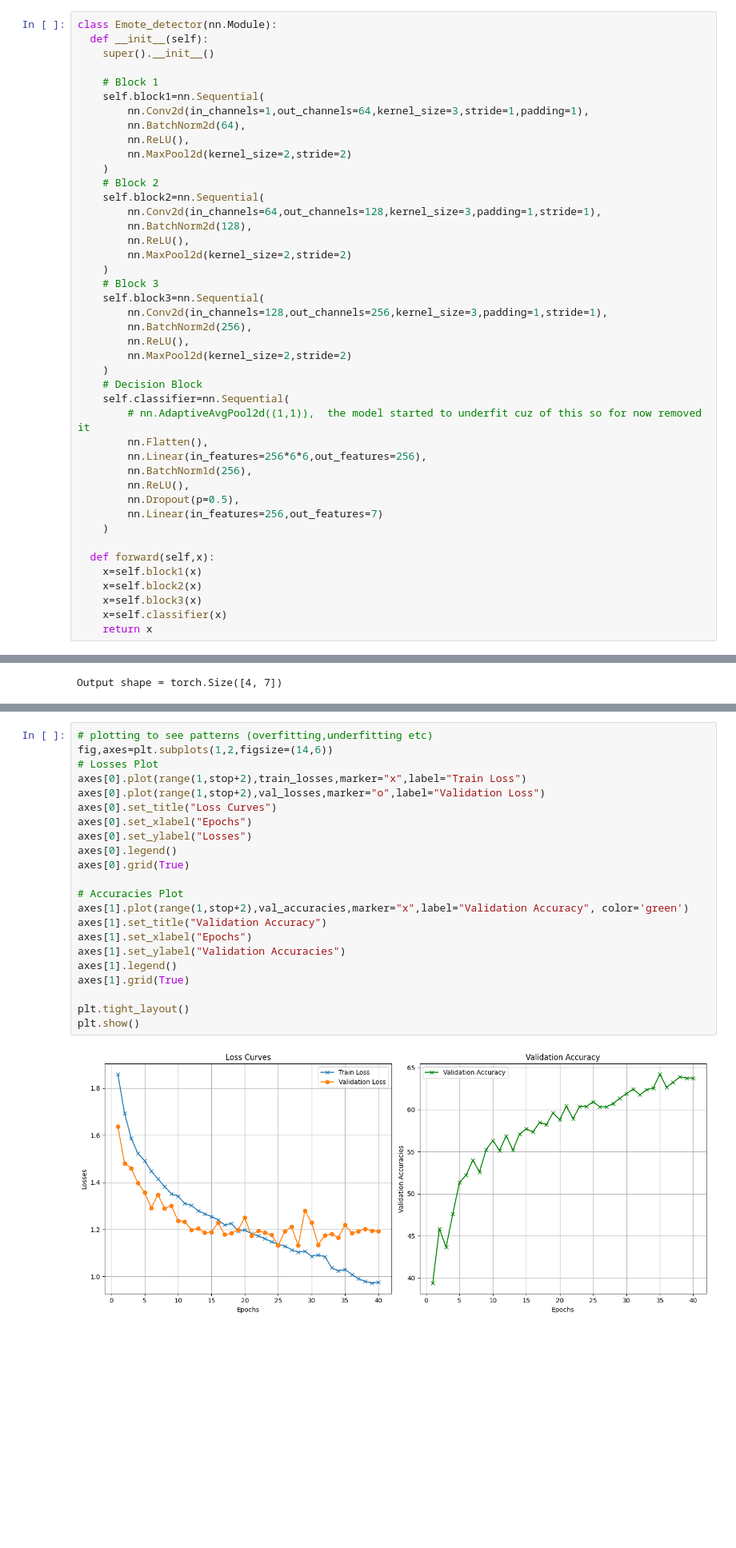
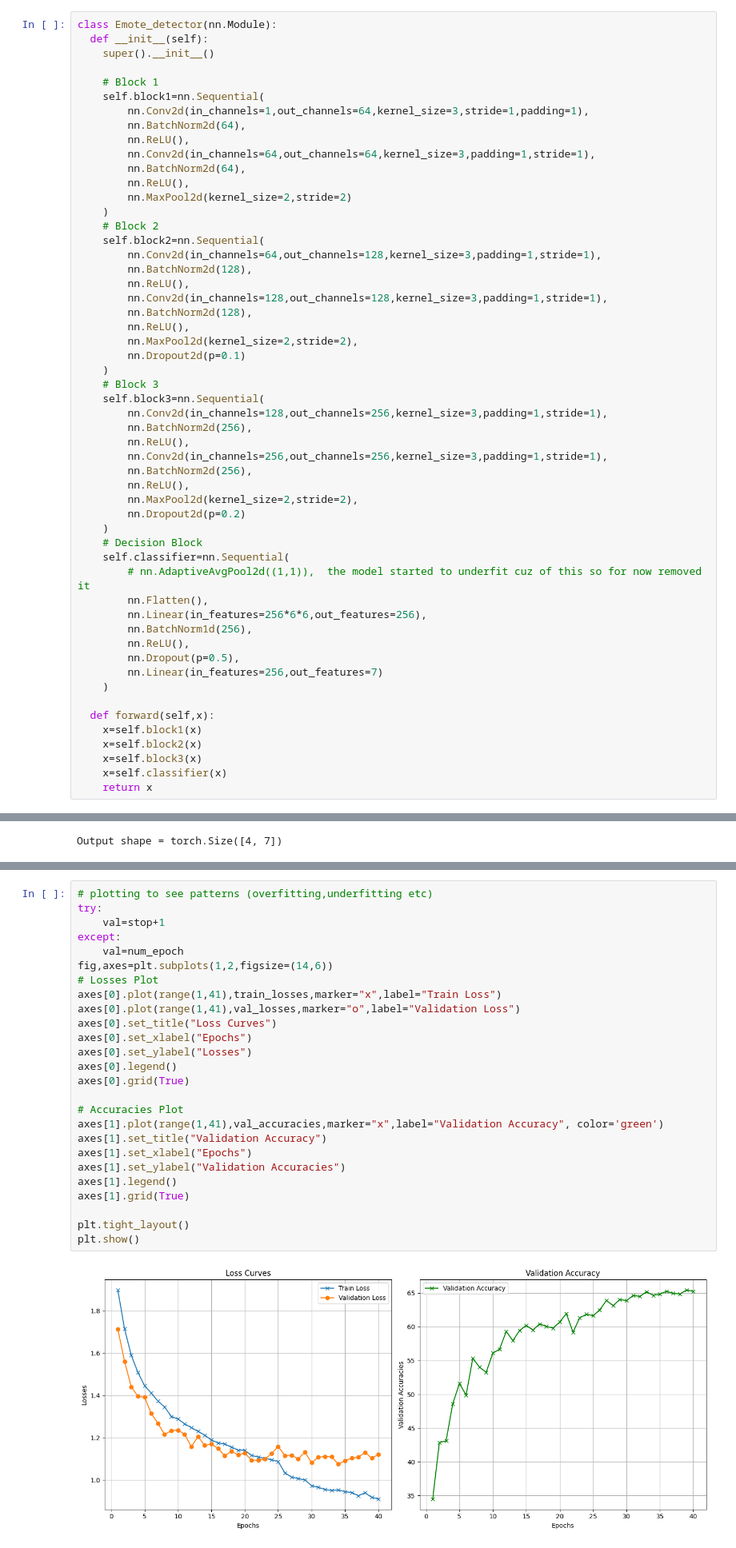
Before and after one commit to eyyub679/emote_detector, a Jupyter notebook: notebookeaf70af481.ipynb, the cells around one changed output, grey strips where cells are left out. Shown at 80% size. Drawn from its saved outputs; the diff is of its cells as text; blank space fills up the shorter version.

```diff
--- a/notebookeaf70af481.ipynb
+++ b/notebookeaf70af481.ipynb
@@ -151,6 +139,9 @@ class Emote_detector(nn.Module):
         nn.Conv2d(in_channels=1,out_channels=64,kernel_size=3,stride=1,padding=1),
         nn.BatchNorm2d(64),
         nn.ReLU(),
+        nn.Conv2d(in_channels=64,out_channels=64,kernel_size=3,padding=1,stride=1),
+        nn.BatchNorm2d(64),
+        nn.ReLU(),
         nn.MaxPool2d(kernel_size=2,stride=2)
     )
     # Block 2
@@ -158,14 +149,22 @@ class Emote_detector(nn.Module):
         nn.Conv2d(in_channels=64,out_channels=128,kernel_size=3,padding=1,stride=1),
         nn.BatchNorm2d(128),
         nn.ReLU(),
-        nn.MaxPool2d(kernel_size=2,stride=2)
+        nn.Conv2d(in_channels=128,out_channels=128,kernel_size=3,padding=1,stride=1),
+        nn.BatchNorm2d(128),
+        nn.ReLU(),
+        nn.MaxPool2d(kernel_size=2,stride=2),
+        nn.Dropout2d(p=0.1)
     )
     # Block 3
     self.block3=nn.Sequential(
         nn.Conv2d(in_channels=128,out_channels=256,kernel_size=3,padding=1,stride=1),
         nn.BatchNorm2d(256),
         nn.ReLU(),
-        nn.MaxPool2d(kernel_size=2,stride=2)
+        nn.Conv2d(in_channels=256,out_channels=256,kernel_size=3,padding=1,stride=1),
+        nn.BatchNorm2d(256),
+        nn.ReLU(),
+        nn.MaxPool2d(kernel_size=2,stride=2),
+        nn.Dropout2d(p=0.2)
     )
     # Decision Block
     self.classifier=nn.Sequential(
@@ -301,28 +300,32 @@ Early Stopping
 Training complete (heleleleleleel)
 # %%
 # plotting to see patterns (overfitting,underfitting etc)
+try:
+    val=stop+1
+except:
+    val=num_epoch
 fig,axes=plt.subplots(1,2,figsize=(14,6))
 # Losses Plot
-axes[0].plot(range(1,stop+2),train_losses,marker="x",label="Train Loss")
-axes[0].plot(range(1,stop+2),val_losses,marker="o",label="Validation Loss")
+axes[0].plot(range(1,41),train_losses,marker="x",label="Train Loss")
+axes[0].plot(range(1,41),val_losses,marker="o",label="Validation Loss")
 axes[0].set_title("Loss Curves")
 axes[0].set_xlabel("Epochs")
 axes[0].set_ylabel("Losses")
 axes[0].legend()
 axes[0].grid(True)
 
 # Accuracies Plot
-axes[1].plot(range(1,stop+2),val_accuracies,marker="x",label="Validation Accuracy", color='green')
+axes[1].plot(range(1,41),val_accuracies,marker="x",label="Validation Accuracy", color='green')
 axes[1].set_title("Validation Accuracy")
 axes[1].set_xlabel("Epochs")
 axes[1].set_ylabel("Validation Accuracies")
 axes[1].legend()
 axes[1].grid(True)
 
 plt.tight_layout()
 plt.show()
 # %% [output]
-[figure, old version]
+[figure, new version]
 # %%
 from sklearn.metrics import classification_report, confusion_matrix, roc_curve, precision_score
 import seaborn as sns
```
Also changed, not shown: parts of 6 cells of this notebook.
